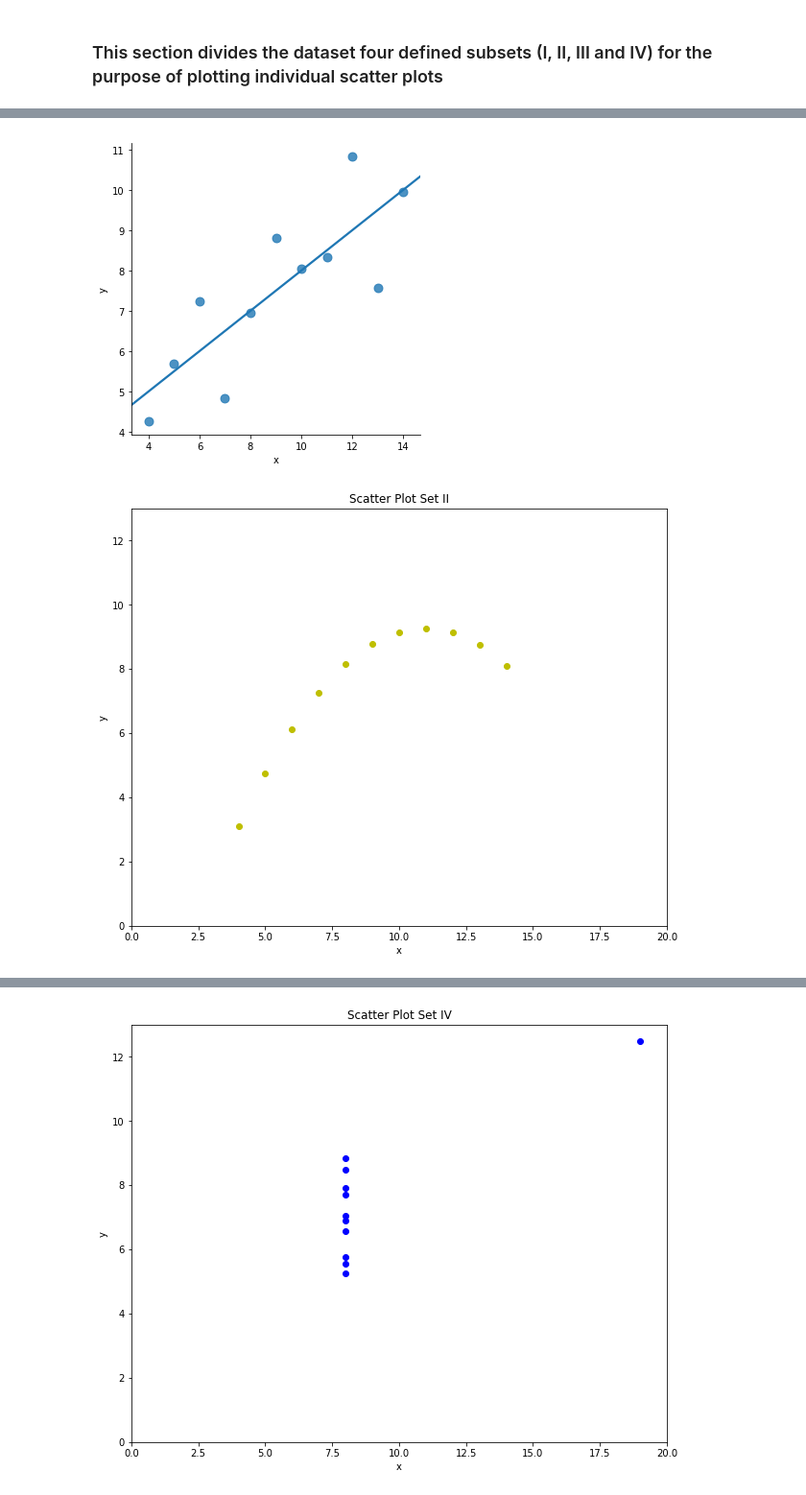
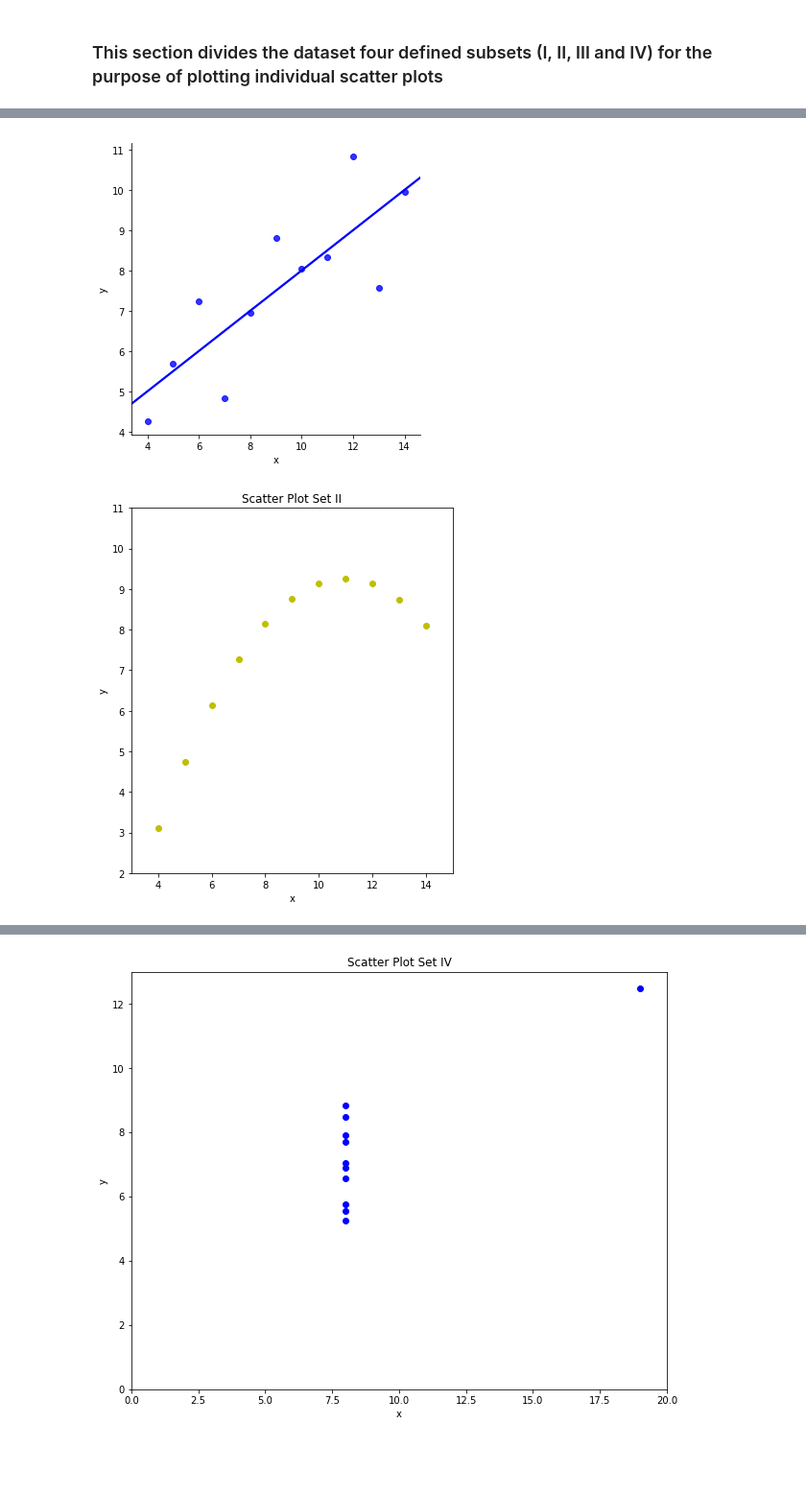
Before and after one commit to JulianConneely/Fundamentals-of-Data-Analysis-Practical-Assignment, a Jupyter notebook: Anscombes quartet dataset.ipynb, the cells around one changed output, grey strips where cells are left out. Shown at 96% size. Cells and saved outputs as stored; diff of their text form; code cells hidden in the pictures; blank space fills up the shorter version.

```diff
--- a/Anscombes quartet dataset.ipynb
+++ b/Anscombes quartet dataset.ipynb
@@ -59,8 +59,8 @@ plt.title("Scatter Plot Set I")
 plt.xlabel("x") # x label
 plt.ylabel("y") # y label
 graph1 = plt.scatter(x1,y1)
-plt.setp(graph1, color='r') #sets graph colour to green
+plt.setp(graph1, color='b') #sets graph colour to blue
 plt.axis([3, 15 ,3, 12]) #sets axes lower and upper limits
-plt.rcParams['figure.figsize'] = (5, 3) #sets default plot size to be bigger
+plt.rcParams['figure.figsize'] = (6, 7) #resets default plot size
 plt.show()
 # %% [output]
@@ -68,20 +68,21 @@ plt.show()
 # %%
-#plot linear regression for Set I using seaborn [5]
-sns.lmplot(x="x", y="y", data=df.query("dataset == 'I'"),
-           ci=None, scatter_kws={"s": 80});
+#linear regression plot for SetI using seaborn, see References # [5]
+
+sns.lmplot(x="x", y="y", data=df.query("dataset == 'I'"),line_kws={'color': 'b'},
+           ci=None, scatter_kws={'color': 'b'});
 # %% [output]
-[figure, old version]
+[figure, new version]
 # %%
 #scatter plot setII
 x2 = setII.iloc[:,1] # defines column for x
 y2 = setII.iloc[:,2] # defines column for y
 plt.title("Scatter Plot Set II") # graph title
 plt.xlabel("x") # x label
 plt.ylabel("y") # y label
 graph2 = plt.scatter(x2,y2) # describes x,y scatter plot
 plt.setp(graph2, color='y') # sets graph colour to yellow
-plt.axis([0, 20, 0, 13]) #sets axes lower and upper limits
-plt.rcParams['figure.figsize'] = (10, 8) #sets default plot size to be bigger
+plt.axis([3, 15, 2, 11]) #sets axes lower and upper limits
+plt.rcParams['figure.figsize'] = (6, 6) #sets default plot size to be bigger
 plt.show()
 # %% [output]
-[figure, old version]
+[figure, new version]
```
Also changed, not shown: parts of 4 cells of this notebook.
